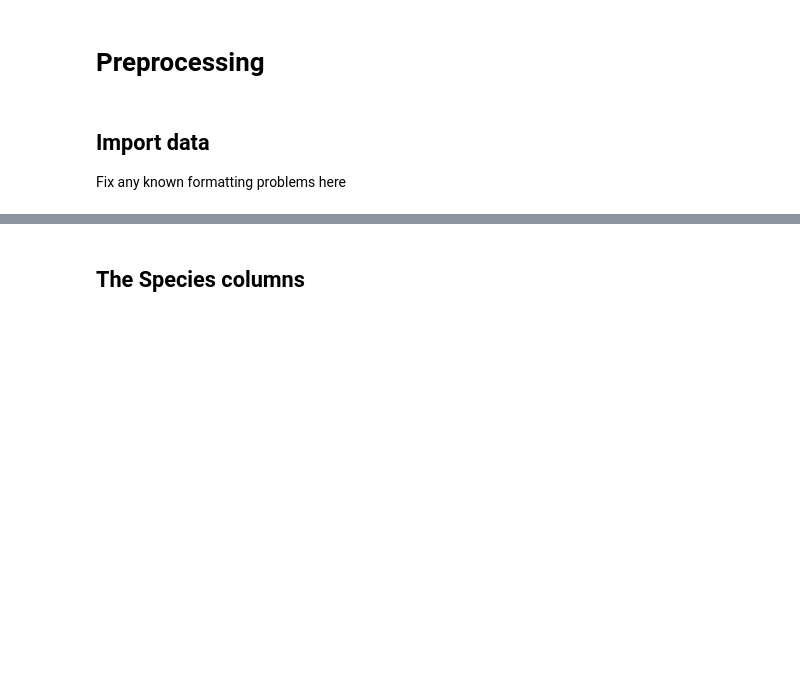
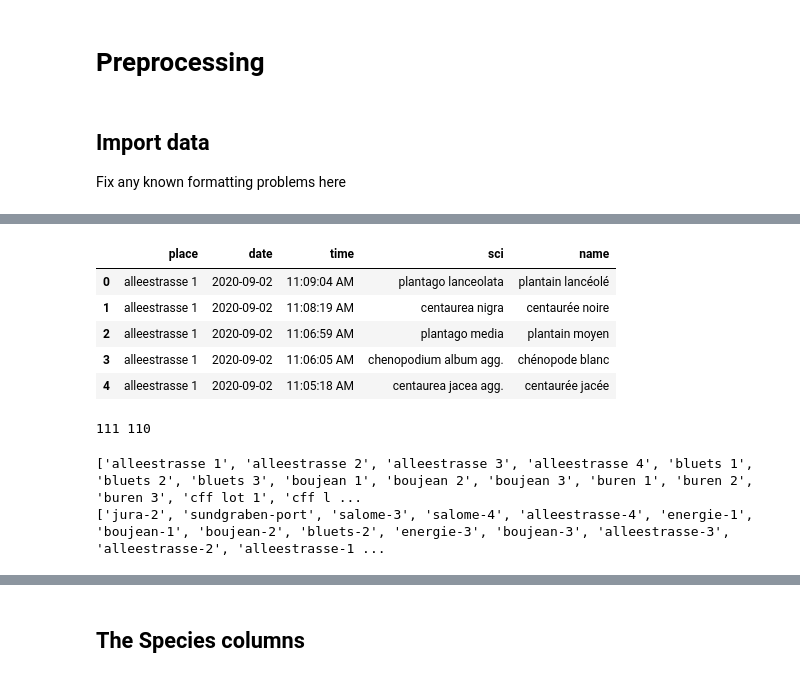
Before and after one commit to thorerismann/flora-buckets, a Jupyter notebook: preprocess-Copy1.ipynb, the cells around one changed output, grey strips where cells are left out. Drawn from its saved outputs; the diff is of its cells as text; code cells hidden in the pictures; blank space fills up the shorter version.

Commit message:
loaded survey data and species data

```diff
--- a/preprocess-Copy1.ipynb
+++ b/preprocess-Copy1.ipynb
@@ -34,3 +34,6 @@ flora_h_55 = F"{resources}atlas5x5/"
 ## Import data
 
 Fix any known formatting problems here
+# %%
+survey_data = pd.read_csv("resources/surveys.csv")
+survey_data.info()
@@ -36,0 +53,9 @@ Fix any known formatting problems here
+# %%
+survey_data.head()
+# %% [output]
+|  | place | date | time | sci | name |
+| 0 | alleestrasse 1 | 2020-09-02 | 11:09:04 AM | plantago lanceolata | plantain lancéolé |
+| 1 | alleestrasse 1 | 2020-09-02 | 11:08:19 AM | centaurea nigra | centaurée noire |
+| 2 | alleestrasse 1 | 2020-09-02 | 11:06:59 AM | plantago media | plantain moyen |
+| 3 | alleestrasse 1 | 2020-09-02 | 11:06:05 AM | chenopodium album agg. | chénopode blanc |
+| 4 | alleestrasse 1 | 2020-09-02 | 11:05:18 AM | centaurea jacea agg. | centaurée jacée |
@@ -36,0 +69,19 @@ Fix any known formatting problems here
+# %%
+# match place names to map coordinates
+map_keys = pd.read_csv("resources/map-keys.csv")
+mplaces = map_keys.place.unique()
+print(len(places), len(mplaces))
+# %% [output]
+111 110
+# %%
+# find the difference
+
+in_survey_data = [x for x in places if x not in mplaces]
+in_map_data = [ x for x in mplaces if x not in places]
+
+# these need to be slugged
+print(in_survey_data)
+print(in_map_data)
+# %% [output]
+['alleestrasse 1', 'alleestrasse 2', 'alleestrasse 3', 'alleestrasse 4', 'bluets 1', 'bluets 2', 'bluets 3', 'boujean 1', 'boujean 2', 'boujean 3', 'buren 1', 'buren 2', 'buren 3', 'cff lot 1', 'cff l ...
+['jura-2', 'sundgraben-port', 'salome-3', 'salome-4', 'alleestrasse-4', 'energie-1', 'boujean-1', 'boujean-2', 'bluets-2', 'energie-3', 'boujean-3', 'alleestrasse-3', 'alleestrasse-2', 'alleestrasse-1 ...
```
Also changed, not shown: parts of 16 cells of this notebook, 8 other files.
